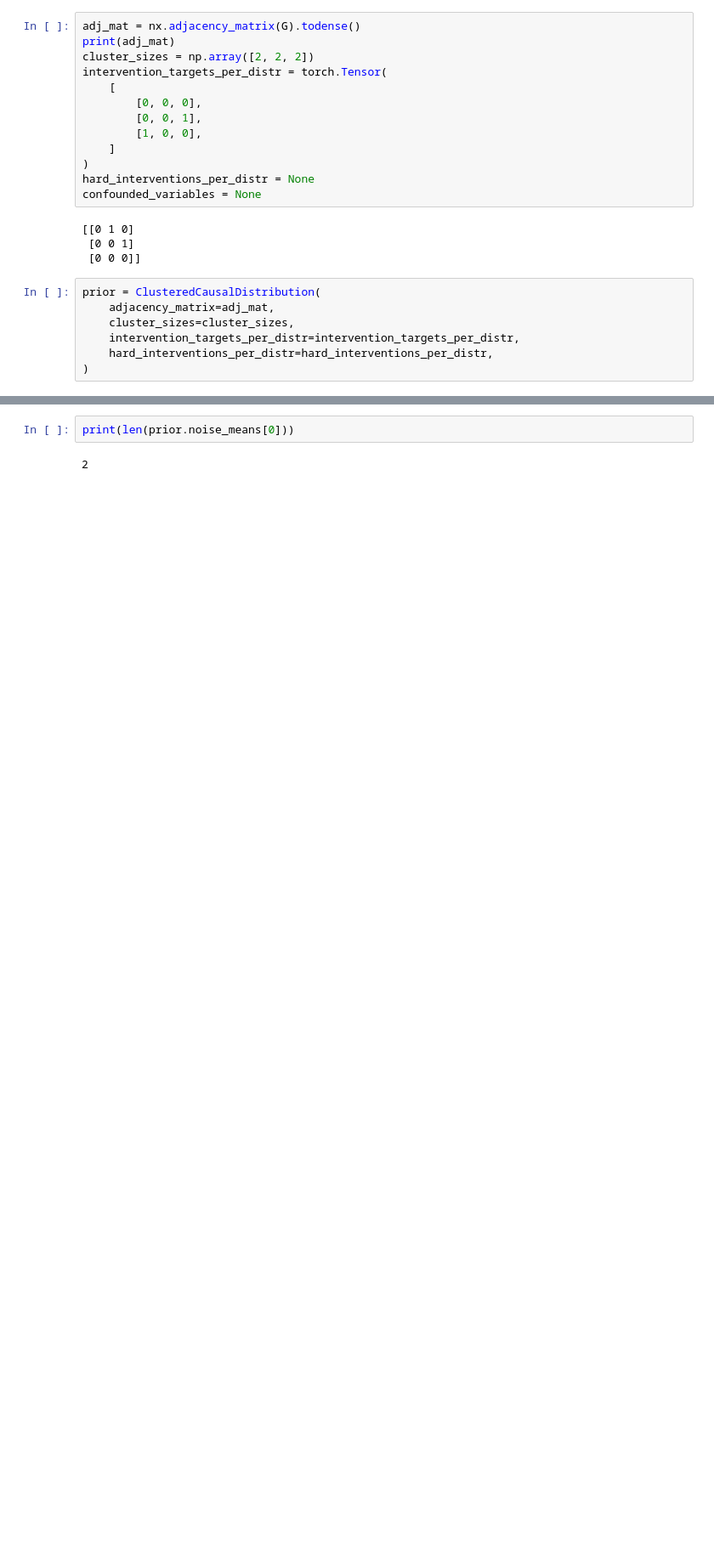
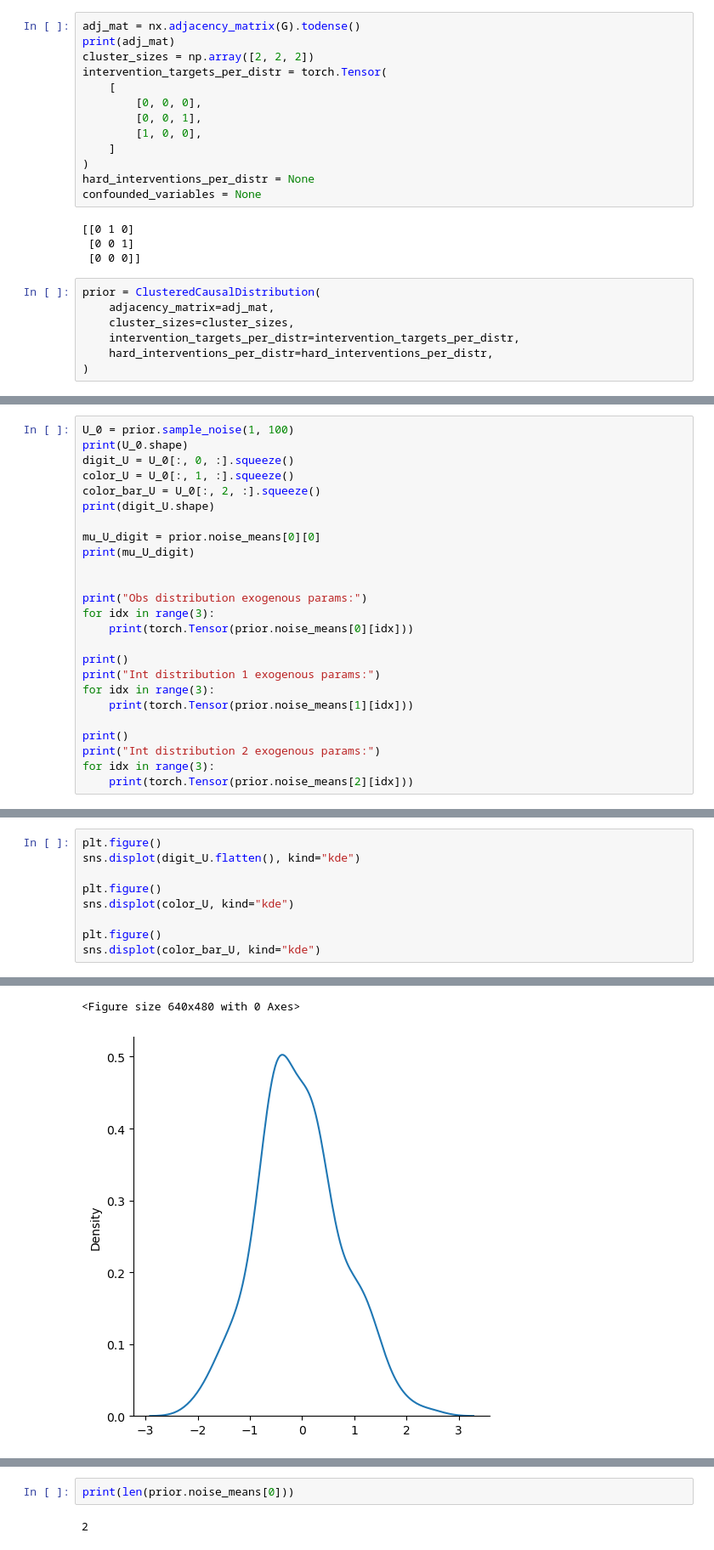
Before and after one commit to adam2392/ciflows, a Jupyter notebook: notebooks/playground/causal_prior.ipynb, the cells around one changed output, grey strips where cells are left out. Shown at 85% size. Saved outputs shown, nothing was run; the diff lists cells and outputs as text; blank space fills up the shorter version.

```diff
--- a/notebooks/playground/causal_prior.ipynb
+++ b/notebooks/playground/causal_prior.ipynb
@@ -61,0 +572,25 @@ tensor([-0.3517,  0.5676])
+# %%
+U_0 = prior.sample_noise(1, 100)
+print(U_0.shape)
+digit_U = U_0[:, 0, :].squeeze()
+color_U = U_0[:, 1, :].squeeze()
+color_bar_U = U_0[:, 2, :].squeeze()
+print(digit_U.shape)
+
+mu_U_digit = prior.noise_means[0][0]
+print(mu_U_digit)
+
+
+print("Obs distribution exogenous params:")
+for idx in range(3):
+    print(torch.Tensor(prior.noise_means[0][idx]))
+
+print()
+print("Int distribution 1 exogenous params:")
+for idx in range(3):
+    print(torch.Tensor(prior.noise_means[1][idx]))
+
+print()
+print("Int distribution 2 exogenous params:")
+for idx in range(3):
+    print(torch.Tensor(prior.noise_means[2][idx]))
@@ -61,0 +657,10 @@ tensor([-0.3517,  0.5676])
+# %%
+plt.figure()
+sns.displot(digit_U.flatten(), kind="kde")
+
+plt.figure()
+sns.displot(color_U, kind="kde")
+
+plt.figure()
+sns.displot(color_bar_U, kind="kde")
+# %% [output]
@@ -61,0 +668,2 @@ tensor([-0.3517,  0.5676])
+<Figure size 640x480 with 0 Axes>
+[figure, added]
```
Also changed, not shown: parts of 20 cells of this notebook, 7 other files.
